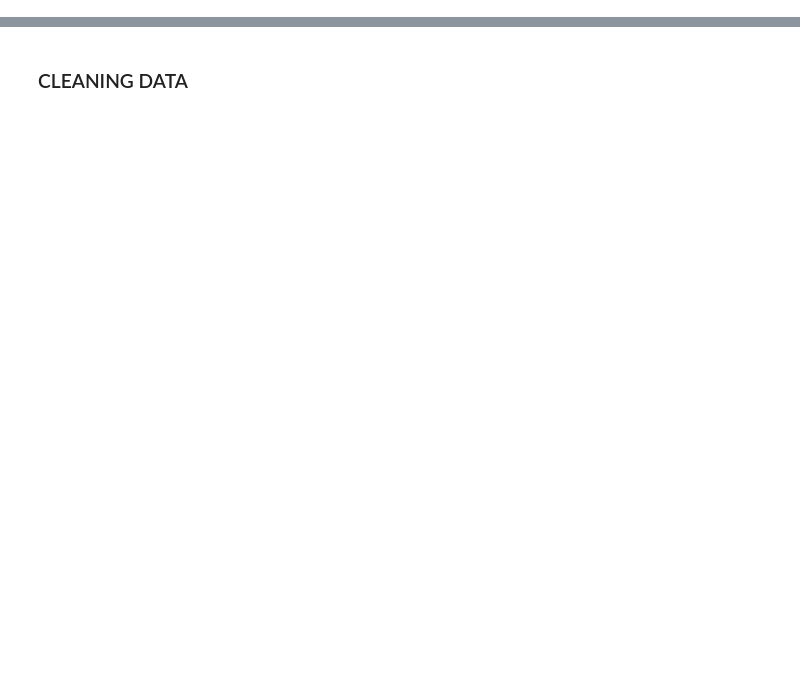
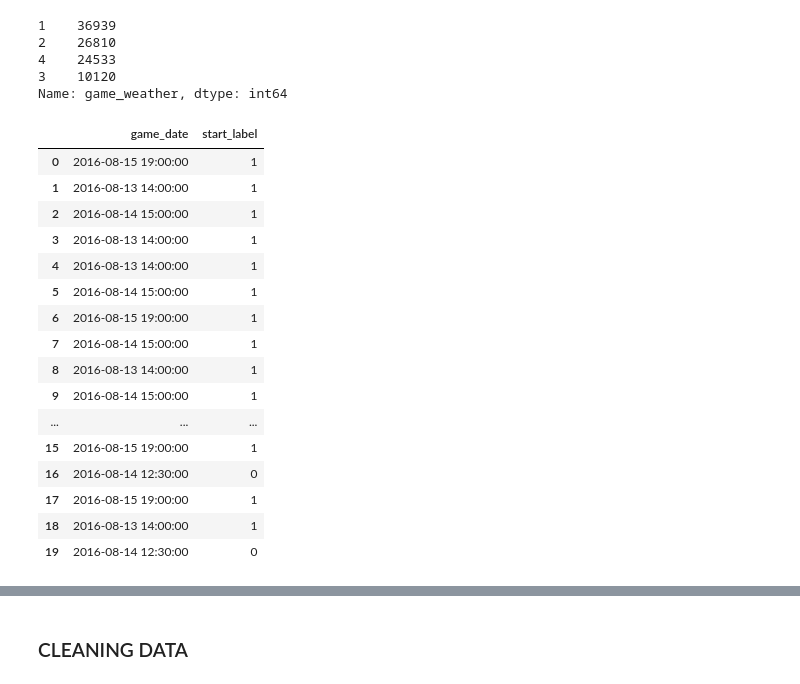
Before and after one commit to laniyadapo/FantasyPremierLeague, a Jupyter notebook: fantasy_train.ipynb, the cells around one changed output, grey strips where cells are left out. Cells and saved outputs as stored; diff of their text form; code cells hidden in the pictures; blank space fills up the shorter version.

```diff
--- a/fantasy_test.ipynb
+++ b/fantasy_train.ipynb
@@ -19,0 +332,4 @@ df_allseasons.head()
+# %%
+# Engineer feature to highlight the game dates from kickoff_time.
+df_allseasons_clean['game_date'] = df_allseasons_clean['kickoff_time'].str.replace('T', ' ')
+df_allseasons_clean['game_date'] = df_allseasons_clean['game_date'].str.replace(':00Z', '')
@@ -19,0 +346,3 @@ df_allseasons.head()
+# %%
+# Convert game_date feature to appropriate dtype.
+df_allseasons_clean['game_date'] = pd.to_datetime(df_allseasons_clean['game_date'])
@@ -19,0 +359,39 @@ df_allseasons.head()
+# %%
+# Engineer game season weather feature.
+seasons = [1, 1, 2, 2, 2, 3, 3, 3, 4, 4, 4, 1]
+
+month_to_season = dict(zip(range(1,13), seasons))
+df_allseasons_clean['game_weather'] = df_allseasons_clean.game_date.dt.month.map(month_to_season)
+# %%
+# Data Quality Check.
+df_allseasons_clean.game_weather.value_counts()
+# %% [output]
+1    36939
+2    26810
+4    24533
+3    10120
+Name: game_weather, dtype: int64
+# %%
+# Engineer feature to highlights games that started before 13:00 (early starts) and those that started after 13:00 (late starts)
+df_allseasons_clean['start_label'] = np.where((df_allseasons_clean['game_date'].dt.hour) < 13, 0, 1)
+# %%
+# Quality Check.
+df_allseasons_clean[['game_date', 'start_label']].head(20)
+# %% [output]
+|  | game_date | start_label |
+| 0 | 2016-08-15 19:00:00 | 1 |
+| 1 | 2016-08-13 14:00:00 | 1 |
+| 2 | 2016-08-14 15:00:00 | 1 |
+| 3 | 2016-08-13 14:00:00 | 1 |
+| 4 | 2016-08-13 14:00:00 | 1 |
+| 5 | 2016-08-14 15:00:00 | 1 |
+| 6 | 2016-08-15 19:00:00 | 1 |
+| 7 | 2016-08-14 15:00:00 | 1 |
+| 8 | 2016-08-13 14:00:00 | 1 |
+| 9 | 2016-08-14 15:00:00 | 1 |
+| ... | ... | ... |
+| 15 | 2016-08-15 19:00:00 | 1 |
+| 16 | 2016-08-14 12:30:00 | 0 |
+| 17 | 2016-08-15 19:00:00 | 1 |
+| 18 | 2016-08-13 14:00:00 | 1 |
+| 19 | 2016-08-14 12:30:00 | 0 |
```
Also changed, not shown: parts of 68 cells of this notebook, 1 other file.
